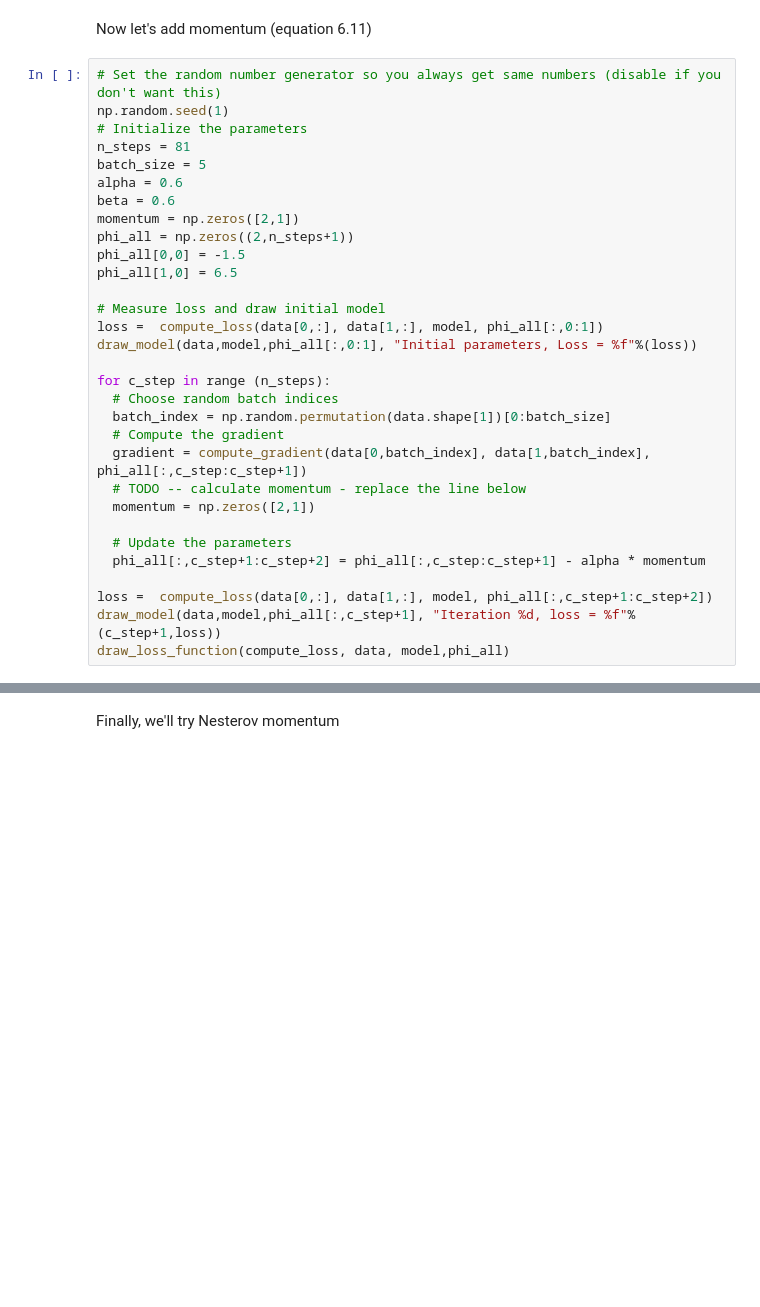
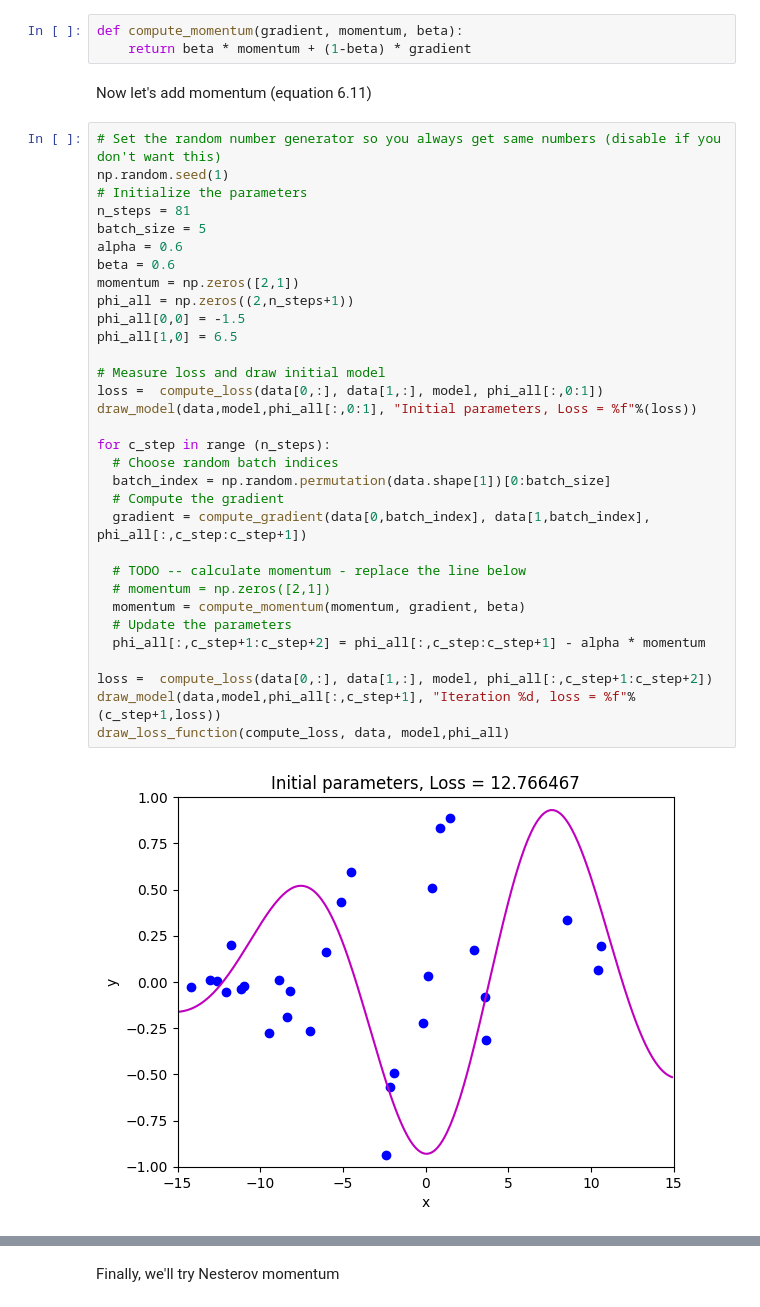
Before and after one commit to muddlebee/udlbook, a Jupyter notebook: Notebooks/Chap06/6_4_Momentum.ipynb, the cells around one changed output, grey strips where cells are left out. Drawn from its saved outputs; the diff is of its cells as text; blank space fills up the shorter version.

Commit message:
6.4: momentum

```diff
--- a/Notebooks/Chap06/6_4_Momentum.ipynb
+++ b/Notebooks/Chap06/6_4_Momentum.ipynb
@@ -154,33 +162,39 @@ draw_loss_function(compute_loss, data, model,phi_all)
+# %%
+def compute_momentum(gradient, momentum, beta):
+    return beta * momentum + (1-beta) * gradient
 # %% [markdown]
 Now let's add momentum (equation 6.11)
 # %%
 # Set the random number generator so you always get same numbers (disable if you don't want this)
 np.random.seed(1)
 # Initialize the parameters
 n_steps = 81
 batch_size = 5
 alpha = 0.6
 beta = 0.6
 momentum = np.zeros([2,1])
 phi_all = np.zeros((2,n_steps+1))
 phi_all[0,0] = -1.5
 phi_all[1,0] = 6.5
 
 # Measure loss and draw initial model
 loss =  compute_loss(data[0,:], data[1,:], model, phi_all[:,0:1])
 draw_model(data,model,phi_all[:,0:1], "Initial parameters, Loss = %f"%(loss))
 
 for c_step in range (n_steps):
   # Choose random batch indices
   batch_index = np.random.permutation(data.shape[1])[0:batch_size]
   # Compute the gradient
   gradient = compute_gradient(data[0,batch_index], data[1,batch_index],  phi_all[:,c_step:c_step+1])
+
   # TODO -- calculate momentum - replace the line below
-  momentum = np.zeros([2,1])
-
+  # momentum = np.zeros([2,1])
+  momentum = compute_momentum(momentum, gradient, beta)
   # Update the parameters
   phi_all[:,c_step+1:c_step+2] = phi_all[:,c_step:c_step+1] - alpha * momentum
 
 loss =  compute_loss(data[0,:], data[1,:], model, phi_all[:,c_step+1:c_step+2])
 draw_model(data,model,phi_all[:,c_step+1], "Iteration %d, loss = %f"%(c_step+1,loss))
 draw_loss_function(compute_loss, data, model,phi_all)
+# %% [output]
+[figure, added]
```
Also changed, not shown: parts of 6 cells of this notebook.
